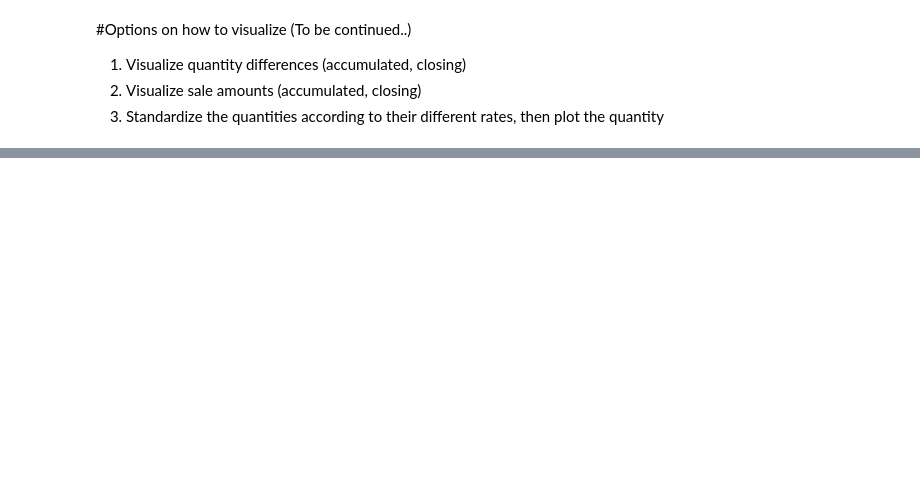
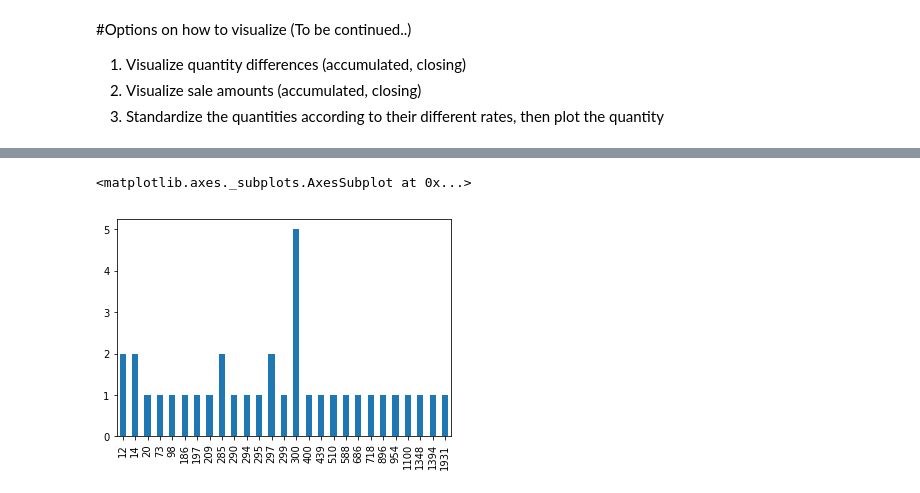
Before and after one commit to Soph-ie/AtlasTyres, a Jupyter notebook: Atlas_tyres.ipynb, the cells around one changed output, grey strips where cells are left out. Saved outputs shown, nothing was run; the diff lists cells and outputs as text; code cells hidden in the pictures; blank space fills up the shorter version.

```diff
--- a/Atlas_tyres.ipynb
+++ b/Atlas_tyres.ipynb
@@ -202,0 +194,5 @@ display_all(df.head(5))
+# %%
+df['Accumulated'].value_counts().sort_index().plot.bar()
+# %% [output]
+<matplotlib.axes._subplots.AxesSubplot at 0x...>
+[figure, added]
```
Also changed, not shown: parts of 13 cells of this notebook.
